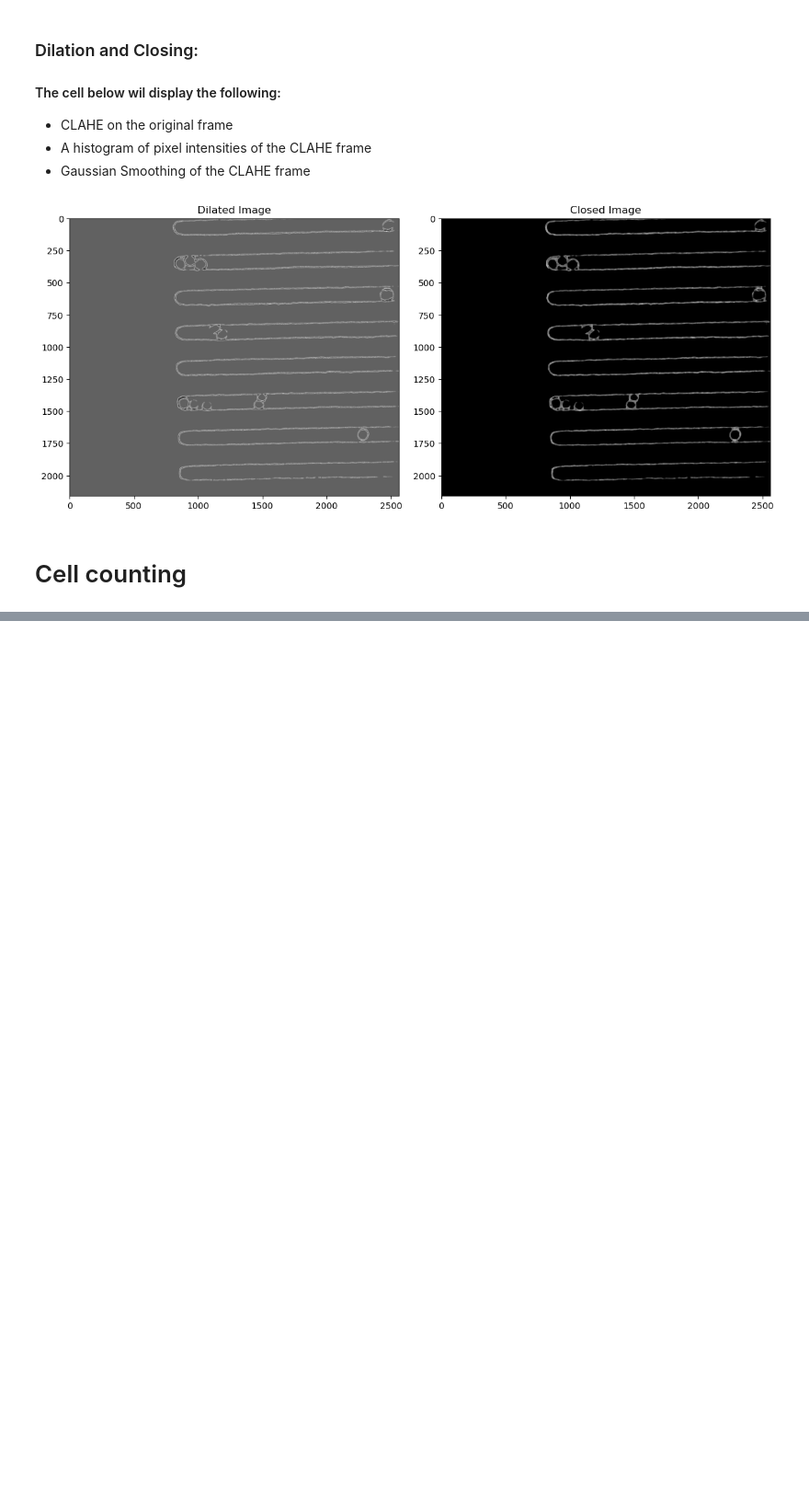
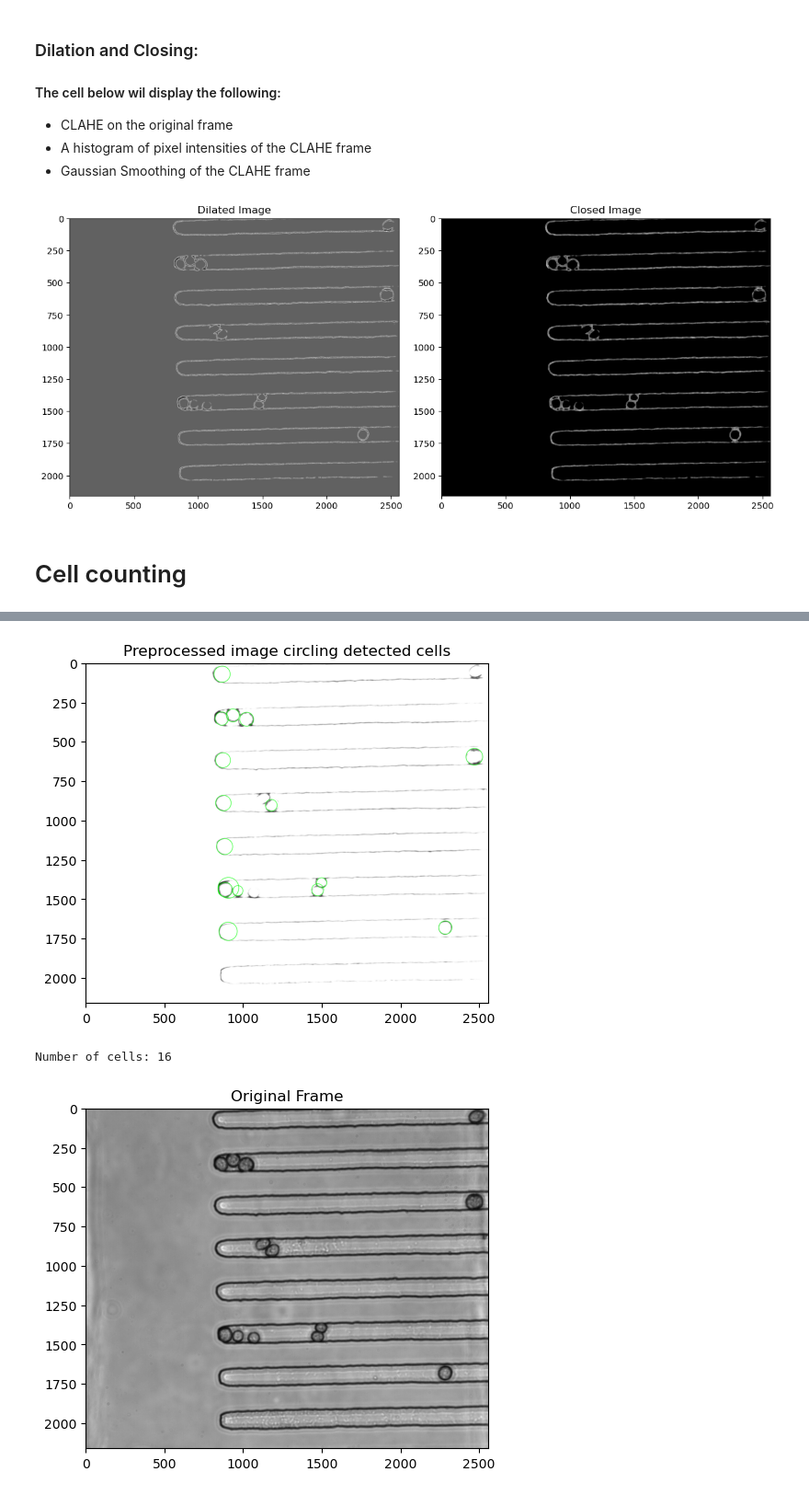
Before and after one commit to michaelkin1/Master_Thesis_Michael_Kinsella_Symbiodinium_Pipeline, a Jupyter notebook: Data_analysis_MMD.ipynb, the cells around one changed output, grey strips where cells are left out. Shown at 92% size. Cells and saved outputs as stored; diff of their text form; code cells hidden in the pictures; blank space fills up the shorter version.

```diff
--- a/Data_analysis_MMD.ipynb
+++ b/Data_analysis_MMD.ipynb
@@ -425,0 +277,80 @@ error: OpenCV(4.8.1) D:\a\opencv-python\opencv-python\opencv\modules\highgui\src
+# %%
+import cv2
+import numpy as np
+import matplotlib.pyplot as plt
+
+def preprocess_image(image_path):
+    # Read the image in grayscale
+    img = cv2.imread(image_path, cv2.IMREAD_GRAYSCALE)
+
+    # Apply GaussianBlur to smooth the image and reduce noise
+    img = cv2.GaussianBlur(img, (5, 5), 0)
+
+    return img
+
+def find_cells(img):
+    # Apply Hough Circle Transform to detect circles
+    #Increase param1 to reduce the number of detected circles.
+    #Increase param2 to reduce the number of false positives.
+    circles = cv2.HoughCircles(img, cv2.HOUGH_GRADIENT, dp=1, minDist=20,
+                               param1=40, param2=30, minRadius=5, maxRadius=110)
+
+    if circles is not None:
+        # Convert the circle coordinates to integer
+        circles = np.uint16(np.around(circles))
+        return circles[0, :]
+    else:
+        print("No circles detected.")
+        return None
+
+def visualize_cells(image_path, img, detected_objects):
+    # Draw the contours or circles on a copy of the original image
+    img_with_objects = cv2.cvtColor(img, cv2.COLOR_GRAY2BGR)
+
+    if detected_objects is not None:
+        if detected_objects.shape[1] == 3:  # Circles
+            for i in detected_objects:
+                cv2.circle(img_with_objects, (i[0], i[1]), i[2], (0, 255, 0), 2)
+        else:  # Contours
+            cv2.drawContours(img_with_objects, detected_objects, -1, (0, 255, 0), 2)
+
+    # Display the image with contours or circles
+    plt.imshow(cv2.cvtColor(img_with_objects, cv2.COLOR_BGR2RGB))
+    plt.title(f'Preprocessed image circling detected cells')
+    plt.show()
+
+def count_cells(image_path):
+    # Preprocess the image
+    img = preprocess_image(image_path)
+
+    # Find cells (circles)
+    cell_circles = find_cells(img)
+
+    # Visualize the cells on the image
+    visualize_cells(image_path, img, cell_circles)
+
+    # Count the number of cells
+    if cell_circles is not None:
+        cell_count = len(cell_circles)
+        return cell_count
+    else:
+        return 0
+
+if __name__ == "__main__":
+    # Replace 'C:/Users/micha/Desktop/Master_Project/contrast_stretched_image_101_gray.png' with your image file path
+    image_path = 'C:/Users/micha/Desktop/Master_Project/contrast_stretched_image_101_gray.png'
+
+    # Count cells and visualize the result
+    cell_count = count_cells(image_path)
+
+    print(f"Number of cells: {cell_count}")
+
+
+# Display the orginal image
+plt.imshow(tiff_data, cmap='gray')
+plt.title("Original Frame")
+plt.show()
+# %% [output]
+[figure, added]
+Number of cells: 16
+[figure, added]
```
Also changed, not shown: parts of 4 cells of this notebook.
